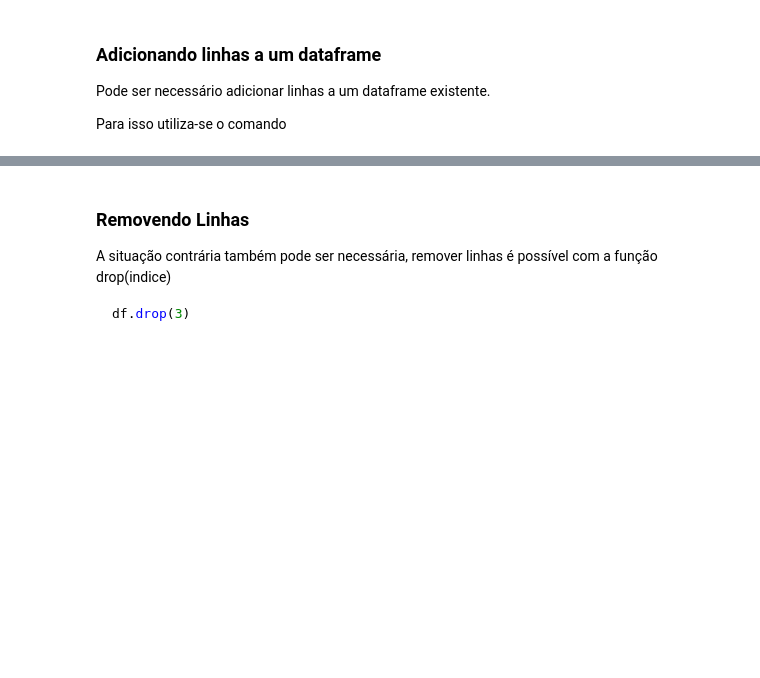
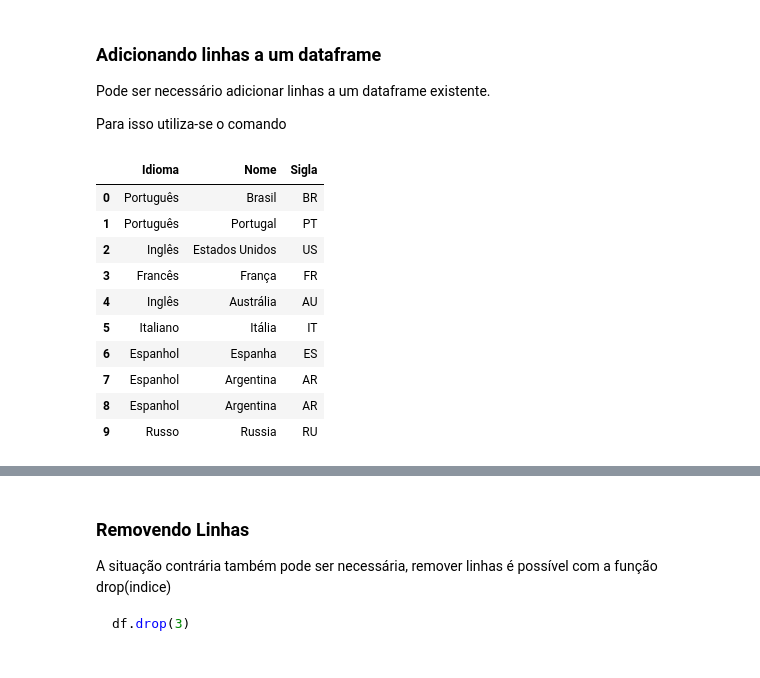
Before and after one commit to raphamendonca/Grupy, a Jupyter notebook: Arquivos/Pandas.ipynb, the cells around one changed output, grey strips where cells are left out. Cells and saved outputs as stored; diff of their text form; code cells hidden in the pictures; blank space fills up the shorter version.

```diff
--- a/Arquivos/Pandas.ipynb
+++ b/Arquivos/Pandas.ipynb
@@ -105,5 +126,17 @@ Pode ser necessário adicionar linhas a um dataframe existente.
 Para isso utiliza-se o comando
 # %%
 df_paises = df_paises.append({'Sigla':'AR', 'Nome':'Argentina', 'Idioma':"Espanhol" }, ignore_index=True)
-#df_paises = df_paises.append({'Sigla':'RU', 'Nome':'Russia', 'Idioma':"Russo" }, ignore_index=True)
+df_paises = df_paises.append({'Sigla':'RU', 'Nome':'Russia', 'Idioma':"Russo" }, ignore_index=True)
 df_paises
+# %% [output]
+|  | Idioma | Nome | Sigla |
+| 0 | Português | Brasil | BR |
+| 1 | Português | Portugal | PT |
+| 2 | Inglês | Estados Unidos | US |
+| 3 | Francês | França | FR |
+| 4 | Inglês | Austrália | AU |
+| 5 | Italiano | Itália | IT |
+| 6 | Espanhol | Espanha | ES |
+| 7 | Espanhol | Argentina | AR |
+| 8 | Espanhol | Argentina | AR |
+| 9 | Russo | Russia | RU |
```
Also changed, not shown: parts of 34 cells of this notebook.
